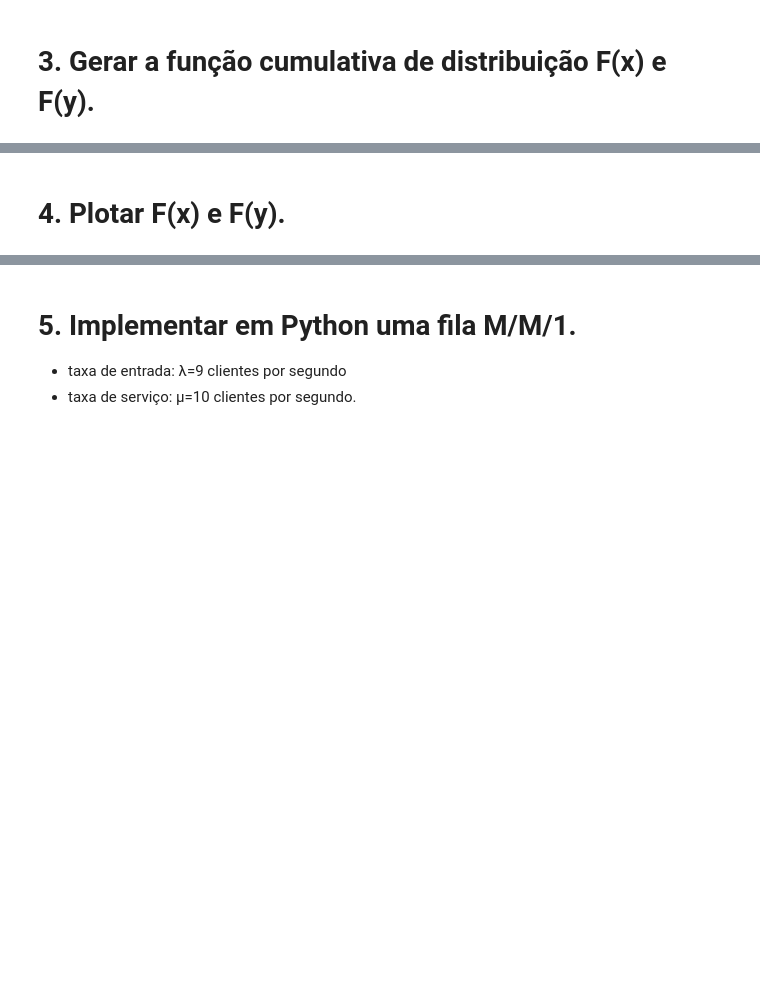
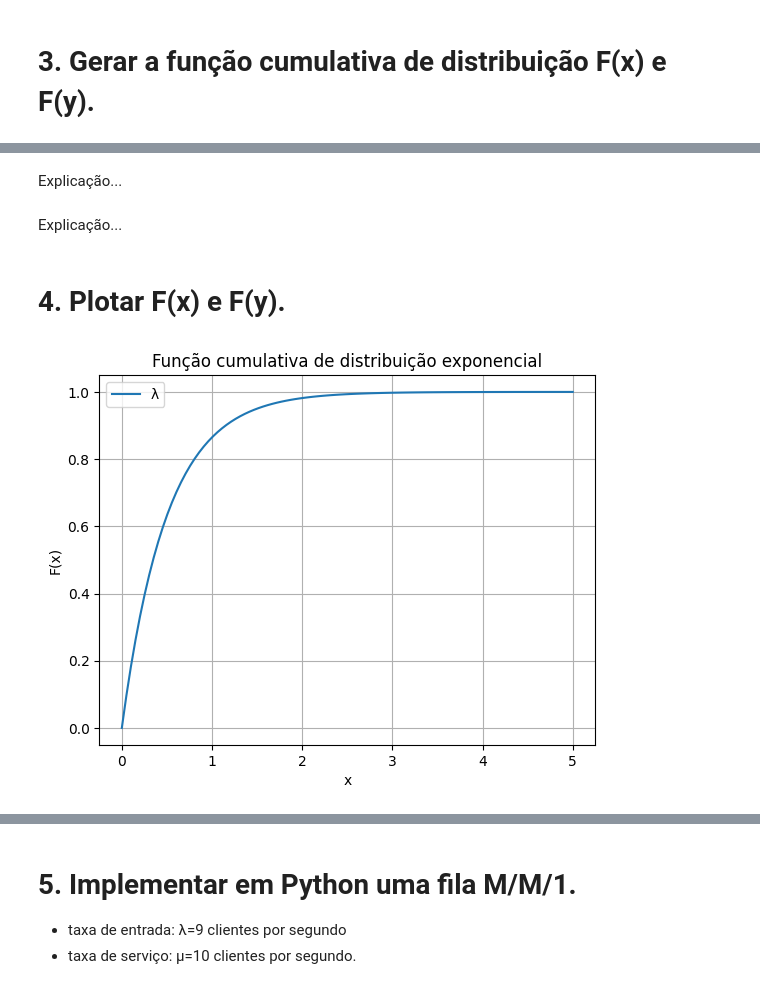
Before and after one commit to mariasald/avd-2024-01, a Jupyter notebook: Atividade_Prática_2_Geração_de_VA_e_fila_M_M_1.ipynb, the cells around one changed output, grey strips where cells are left out. Saved outputs shown, nothing was run; the diff lists cells and outputs as text; code cells hidden in the pictures; blank space fills up the shorter version.

```diff
--- a/Atividade_Prática_2_Geração_de_VA_e_fila_M_M_1.ipynb
+++ b/Atividade_Prática_2_Geração_de_VA_e_fila_M_M_1.ipynb
@@ -76,0 +81,7 @@ Primeiros 10 resultados para média β = 1/9 (taxa = 9) e 4 estágios:
+# %%
+def cumulativa_exponencial(taxa, x_min=0, x_max=5, pontos=100):
+  valores_x = np.linspace(x_min, x_max, pontos)
+  pontos_cumulativo = 1 - np.exp(-taxa * valores_x)
+  return valores_x, pontos_cumulativo
+# %% [markdown]
+Explicação...
@@ -77,2 +101,16 @@ Primeiros 10 resultados para média β = 1/9 (taxa = 9) e 4 estágios:
+# %% [markdown]
+Explicação...
 # %% [markdown]
 # 4. Plotar F(x) e F(y).
+# %%
+valores_x, pontos_cumulativo = cumulativa_exponencial(2)
+
+plt.plot(valores_x, pontos_cumulativo, label=f'λ')
+plt.xlabel('x')
+plt.ylabel('F(x)')
+plt.title('Função cumulativa de distribuição exponencial')
+plt.legend()
+plt.grid(True)
+plt.show()
+# %% [output]
+[figure, added]
```
Also changed, not shown: parts of 6 cells of this notebook.
